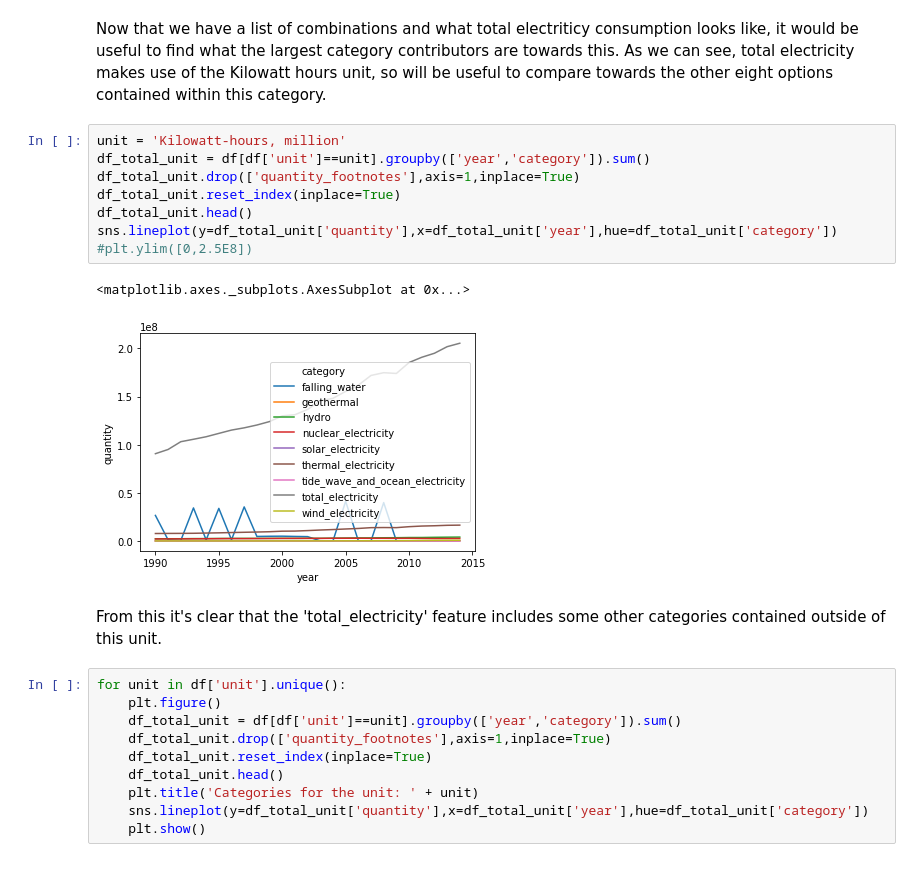
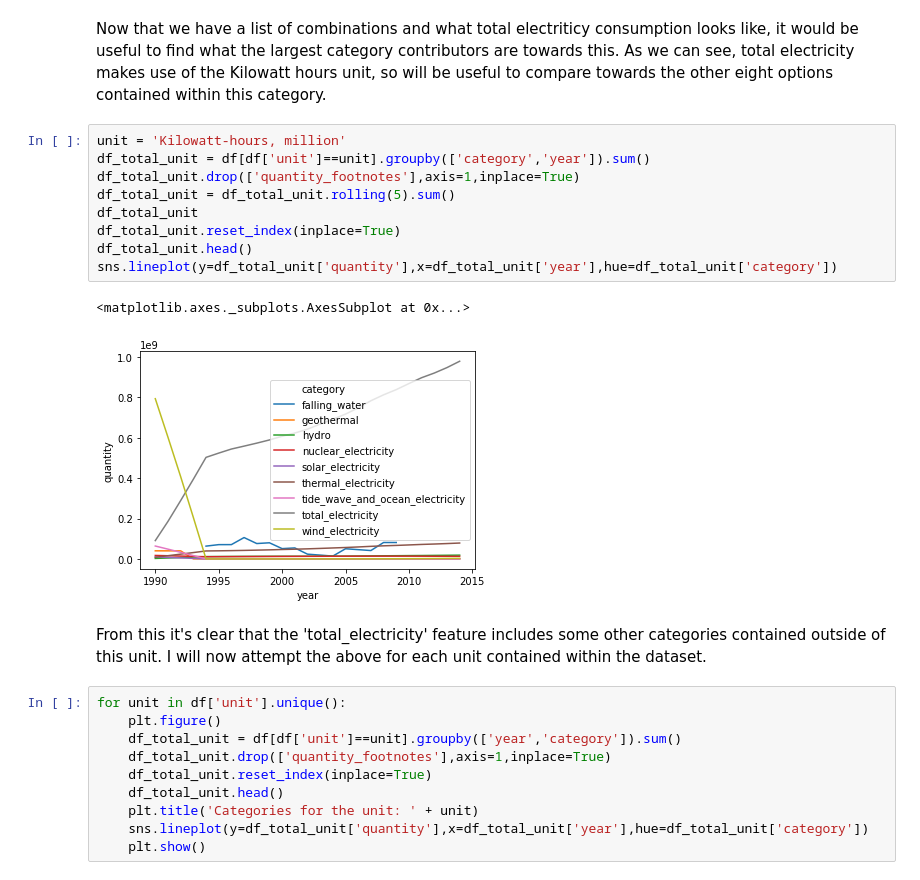
Before and after one commit to See-You-Data/UNInternationalEnergyData, a Jupyter notebook: dan_exploratory_analysis.ipynb, the cells around one changed output. Saved outputs shown, nothing was run; the diff lists cells and outputs as text.

Commit message:
Work done on identifying the top categories contributing to total energy levels

```diff
--- a/dan_exploratory_analysis.ipynb
+++ b/dan_exploratory_analysis.ipynb
@@ -102,17 +102,18 @@ plt.ylim([0,2.5E8])
 Now that we have a list of combinations and what total electriticy consumption looks like, it would be useful to find what the largest category contributors are towards this. As we can see, total electricity makes use of the Kilowatt hours unit, so will be useful to compare towards the other eight options contained within this category.
 # %%
 unit = 'Kilowatt-hours, million'
-df_total_unit = df[df['unit']==unit].groupby(['year','category']).sum()
+df_total_unit = df[df['unit']==unit].groupby(['category','year']).sum()
 df_total_unit.drop(['quantity_footnotes'],axis=1,inplace=True)
+df_total_unit = df_total_unit.rolling(5).sum()
+df_total_unit
 df_total_unit.reset_index(inplace=True)
 df_total_unit.head()
 sns.lineplot(y=df_total_unit['quantity'],x=df_total_unit['year'],hue=df_total_unit['category'])
-#plt.ylim([0,2.5E8])
 # %% [output]
 <matplotlib.axes._subplots.AxesSubplot at 0x...>
-[figure, old version]
+[figure, new version]
 # %% [markdown]
-From this it's clear that the 'total_electricity' feature includes some other categories contained outside of this unit.
+From this it's clear that the 'total_electricity' feature includes some other categories contained outside of this unit. I will now attempt the above for each unit contained within the dataset.
 # %%
 for unit in df['unit'].unique():
     plt.figure()
```
Also changed, not shown: parts of 4 cells of this notebook.
